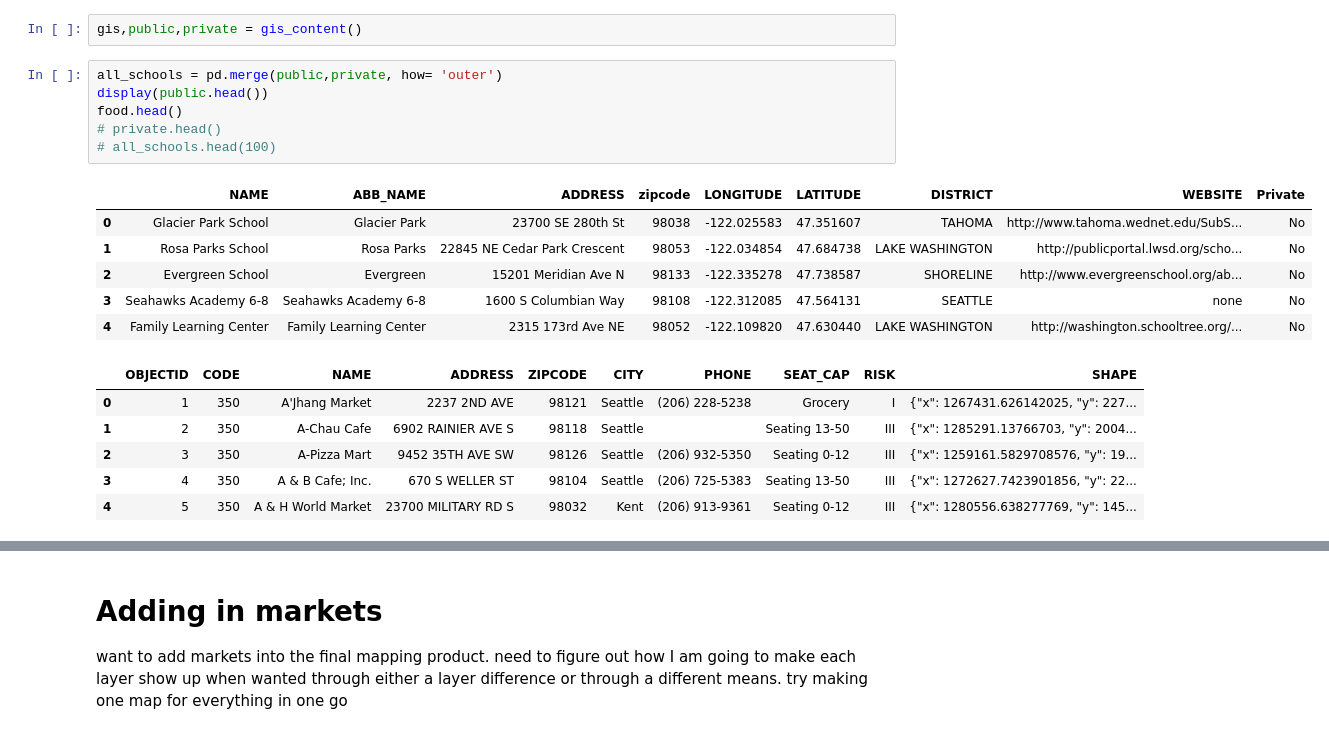
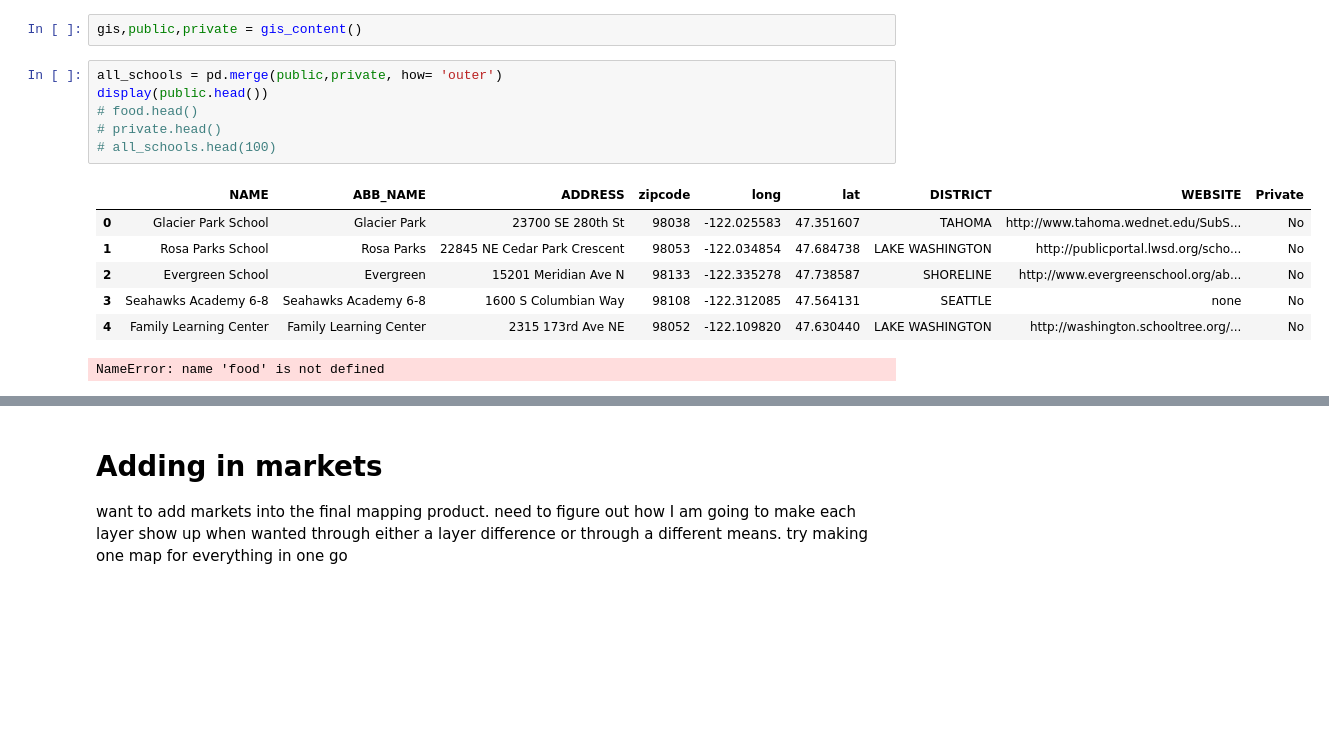
Before and after one commit to BlueViper8907/King-County-Housing-Regression, a Jupyter notebook: Notebooks/Exploring_Data.ipynb, the cells around one changed output, grey strips where cells are left out. Drawn from its saved outputs; the diff is of its cells as text; blank space fills up the shorter version.

```diff
--- a/Notebooks/Exploring_Data.ipynb
+++ b/Notebooks/Exploring_Data.ipynb
@@ -221,22 +219,17 @@ gis,public,private = gis_content()
 # %%
 all_schools = pd.merge(public,private, how= 'outer')
 display(public.head())
-food.head()
+# food.head()
 # private.head()
 # all_schools.head(100)
 # %% [output]
-|  | NAME | ABB_NAME | ADDRESS | zipcode | LONGITUDE | LATITUDE | DISTRICT | WEBSITE | Private |
+|  | NAME | ABB_NAME | ADDRESS | zipcode | long | lat | DISTRICT | WEBSITE | Private |
 | 0 | Glacier Park School | Glacier Park | 23700 SE 280th St | 98038 | -122.025583 | 47.351607 | TAHOMA | http://www.tahoma.wednet.edu/SubS... | No |
 | 1 | Rosa Parks School | Rosa Parks | 22845 NE Cedar Park Crescent | 98053 | -122.034854 | 47.684738 | LAKE WASHINGTON | http://publicportal.lwsd.org/scho... | No |
 | 2 | Evergreen School | Evergreen | 15201 Meridian Ave N | 98133 | -122.335278 | 47.738587 | SHORELINE | http://www.evergreenschool.org/ab... | No |
 | 3 | Seahawks Academy 6-8 | Seahawks Academy 6-8 | 1600 S Columbian Way | 98108 | -122.312085 | 47.564131 | SEATTLE | none | No |
 | 4 | Family Learning Center | Family Learning Center | 2315 173rd Ave NE | 98052 | -122.109820 | 47.630440 | LAKE WASHINGTON | http://washington.schooltree.org/... | No |
-|  | OBJECTID | CODE | NAME | ADDRESS | ZIPCODE | CITY | PHONE | SEAT_CAP | RISK | SHAPE |
-| 0 | 1 | 350 | A'Jhang Market | 2237 2ND AVE | 98121 | Seattle | (206) 228-5238 | Grocery | I | {"x": 1267431.626142025, "y": 227... |
-| 1 | 2 | 350 | A-Chau Cafe | 6902 RAINIER AVE S | 98118 | Seattle |  | Seating 13-50 | III | {"x": 1285291.13766703, "y": 2004... |
-| 2 | 3 | 350 | A-Pizza Mart | 9452 35TH AVE SW | 98126 | Seattle | (206) 932-5350 | Seating 0-12 | III | {"x": 1259161.5829708576, "y": 19... |
-| 3 | 4 | 350 | A & B Cafe; Inc. | 670 S WELLER ST | 98104 | Seattle | (206) 725-5383 | Seating 13-50 | III | {"x": 1272627.7423901856, "y": 22... |
-| 4 | 5 | 350 | A & H World Market | 23700 MILITARY RD S | 98032 | Kent | (206) 913-9361 | Seating 0-12 | III | {"x": 1280556.638277769, "y": 145... |
+NameError: name 'food' is not defined
 # %%
 
 
```
Also changed, not shown: parts of 5 cells of this notebook, 3 other files.
